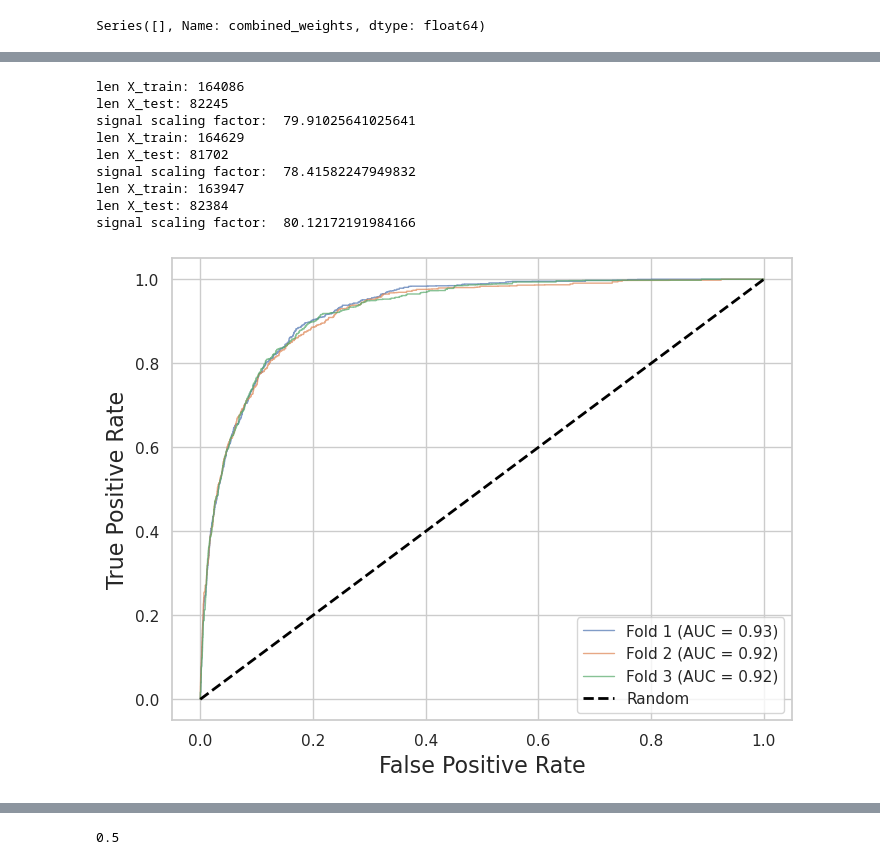
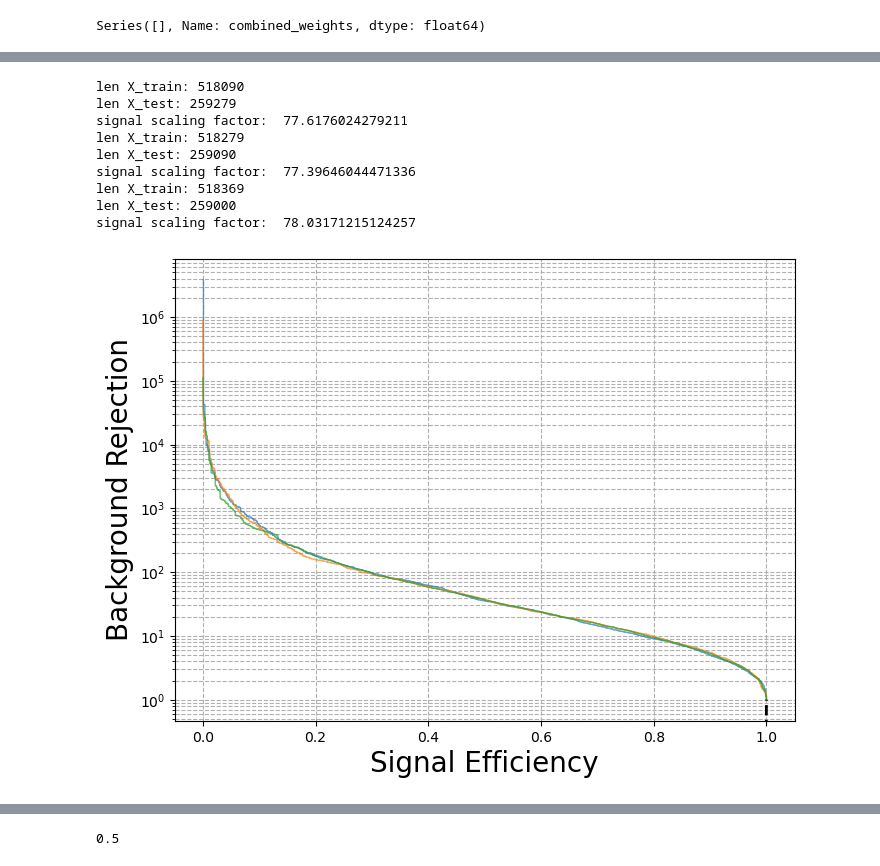
Before and after one commit to alig146/DiTau, a Jupyter notebook: analysis/Ana_v6.ipynb, the cells around one changed output, grey strips where cells are left out. Cells and saved outputs as stored; diff of their text form; code cells hidden in the pictures.

Commit message:
updates for data v08 and other stuff

```diff
--- a/analysis/Ana_v6.ipynb
+++ b/analysis/Ana_v6.ipynb
@@ -313,2 +588,2 @@ print(len(vbfh_cut))
 # %%
-data_cut = data_Cut(data)
+len(tth_a_cut), len(tth_cut)
@@ -540,8 +814,7 @@ def Var(t):
 
     event_id = t['event_number']
 
-    lumi_scale_factor = 58450.1 #for mc20e
-    combined_weights = t['weight'] * t['weight_mc'] * t['NOMINAL_pileup_combined_weight'] * lumi_scale_factor
+    combined_weights = t['weight']
 
     # visible_ditau_m = t['ditau_obj_mvis_recalc']
     visible_ditau_m = (leadsubjet_p4 + subleadsubjet_p4).mass
@@ -564,7 +837,19 @@ def Var(t):
 
     met_centrality_val = met_centrality(leadsubjet_p4.phi, subleadsubjet_p4.phi, met_phi)
 
-    return [ditau_p4.pt, leadsubjet_p4.pt, subleadsubjet_p4.pt, visible_ditau_m, met_pt, collinear_mass, x1, x2, met_sig, met_phi, event_id, k_t, kappa, delta_R, delta_phi, delta_eta, combined_weights, fake_factor, delta_R_lead, met_centrality_val]
+    return [ditau_p4.pt, leadsubjet_p4.pt, subleadsubjet_p4.pt, visible_ditau_m, met_pt, collinear_mass, x1, x2, met_sig, met_phi, event_id, k_t, kappa, delta_R, delta_phi, delta_eta, combined_weights, fake_factor, delta_R_lead, met_centrality_val,
+            t.boson_0_classifierParticleOrigin,
+t.boson_0_mother_pdgId,
+t.boson_0_mother_status,
+t.boson_0_pdgId,
+t.boson_0_truth_pdgId,
+t.boson_0_truth_q,
+t.boson_0_truth_status,
+t.boson_0_q,
+t.ditau_obj_IsTruthMatched,
+t.ditau_obj_IsTruthHadronic,]
+    # return [ditau_p4.pt, leadsubjet_p4.pt, subleadsubjet_p4.pt, visible_ditau_m, met_pt, collinear_mass, x1, x2, met_sig, met_phi, event_id, k_t, kappa, delta_R, delta_phi, delta_eta, combined_weights, fake_factor, delta_R_lead, met_centrality_val]
+
 
 def Data_Var(t):
     leadsubjet_p4 = vector.obj(px=t['ditau_obj_leadsubjet_p4'].fP.fX,
@@ -596,7 +881,7 @@ def Data_Var(t):
 
     event_id = t['event_number']
     ######
-    histograms = load_histograms("ffs/FF_hadhad_ratio_1d.root")
+    histograms = load_histograms("FF_hadhad_ratio_1d_c97.root")
     leadNTracks = np.array(t.ditau_obj_subleadsubjet_n_core_tracks)
     subleadNTracks = np.array(t.ditau_obj_leadsubjet_n_core_tracks)
     lead_pt = np.array(leadsubjet_p4.pt)
@@ -617,6 +902,7 @@ def Data_Var(t):
     met_centrality_val = met_centrality(leadsubjet_p4.phi, subleadsubjet_p4.phi, met_phi)
 
     return [ditau_p4.pt, leadsubjet_p4.pt, subleadsubjet_p4.pt, visible_ditau_m, met_pt, collinear_mass, x1, x2, met_sig, met_phi, event_id, k_t, kappa, delta_R, delta_phi, delta_eta, combined_weights, fake_factor, delta_R_lead, met_centrality_val]
+    # return [ditau_p4.pt, leadsubjet_p4.pt, subleadsubjet_p4.pt, visible_ditau_m, met_pt, collinear_mass, x1, x2, met_sig, met_phi, event_id, k_t, kappa, delta_R, delta_phi, delta_eta, combined_weights, fake_factor, delta_R_lead, met_centrality_val]
 # %%
 def cut_x1_x2(t):
     #cut_mask = np.where((np.array(t[6]) > -2.) & (np.array(t[6]) < 2.) & (np.array(t[7]) > -2.) & (np.array(t[7]) < 2.) & (np.array(t[16]) > 0.))[0]
@@ -1330,6 +1654,7 @@ bkg_weghts = []
 
 bdt_training_var = ['f0', 'f1', 'f2', 'f3', 'f4', 'f5', 'f6', 'f7', 'f8', 'f9']
 feature_name_mapping = {
+    'ditau_pt': 'ditau_pt',
     'leadsubjet_pt': 'f0',
     'subleadsubjet_pt': 'f1',
     'visible_ditau_m': 'f2',
@@ -1361,7 +1686,6 @@ plt.figure(figsize=(8, 6))
 for i in range(len(df_split)):
 
     X_test = df_split[i][bdt_training_var]
-
     y_test = df_split[i]['label']
     evnt_w_test = df_split[i]['combined_weights']
     ff_test = df_split[i]['fake_factor']
@@ -1378,52 +1702,57 @@ for i in range(len(df_split)):
     print("signal scaling factor: ", scale_pos_weight)
 
     params = {
-    'learning_rate': 0.065, 'max_depth': 6, 'n_estimators': 250,
-    # 'learning_rate': 0.3, 'max_depth': 4, 'n_estimators': 200,
+    'learning_rate': 0.05, 'max_depth': 6, 'n_estimators': 200,
     'eval_metric': 'logloss',
     'random_state': 2,
     'scale_pos_weight': scale_pos_weight,
     'base_score': 0.5,
     'objective':'binary:logistic',
     'gamma': 0.001,
     'verbosity': 1
     }
     model = XGBClassifier(**params)
     # Train the model
     model.fit(X_train, y_train, sample_weight=ff_train*evnt_w_train)
     # models.append(model)
     booster = model.get_booster()
     booster.dump_model('xgboost_k_fold_model_{}.txt'.format(i))
 
     # Predict probabilities for the test set
     y_pred_proba = model.predict_proba(X_test)
     # Extract scores for signal and background
     signal_scores.extend(y_pred_proba[:, 1][y_test == 1])
     background_scores.extend(y_pred_proba[:, 1][y_test == 0])
 
+    #add scores to df panda frame
+    df_split[i]['mva_scores'] = y_pred_proba[:, 1]
+
+
     signal_weights.extend(ff_test[y_test == 1]*-1/ff_scale)
     bkg_weghts.extend(ff_test[y_test == 0]*-1/ff_scale)
 
     fpr, tpr, _ = roc_curve(y_test, y_pred_proba[:, 1], sample_weight=ff_test*evnt_w_test)
+    tpr = tpr[fpr > 0]
+    fpr = fpr[fpr > 0]
     roc_auc = auc(fpr, tpr)
-    plt.plot(fpr, tpr, lw=1, alpha=0.7, label=f'Fold {i+1} (AUC = {roc_auc:.2f})')
+    plt.plot(tpr, 1/fpr, lw=1, alpha=0.7, label=f'Fold {i+1} (AUC = {roc_auc:.2f})')
 
 plt.plot([0, 1], [0, 1], linestyle='--', color='black', lw=2, label='Random')
-plt.xlabel('False Positive Rate', fontsize=16)
-plt.ylabel('True Positive Rate', fontsize=16)
-plt.legend(loc='lower right')
-plt.grid(True)
+plt.xlabel('Signal Efficiency', fontsize=20)
+plt.ylabel('Background Rejection', fontsize=20)
+plt.yscale('log')
+plt.grid(True, which="both", ls="--")
 plt.show()
 # %% [output]
-len X_train: 164086
-len X_test: 82245
-signal scaling factor:  79.91025641025641
-len X_train: 164629
-len X_test: 81702
-signal scaling factor:  78.41582247949832
-len X_train: 163947
-len X_test: 82384
-signal scaling factor:  80.12172191984166
+len X_train: 518090
+len X_test: 259279
+signal scaling factor:  77.6176024279211
+len X_train: 518279
+len X_test: 259090
+signal scaling factor:  77.39646044471336
+len X_train: 518369
+len X_test: 259000
+signal scaling factor:  78.03171215124257
-[figure, old version]
+[figure, new version]
 # %%
 plt.figure(figsize=(8, 6))
```
Also changed, not shown: parts of 50 cells of this notebook, 10 other files.
